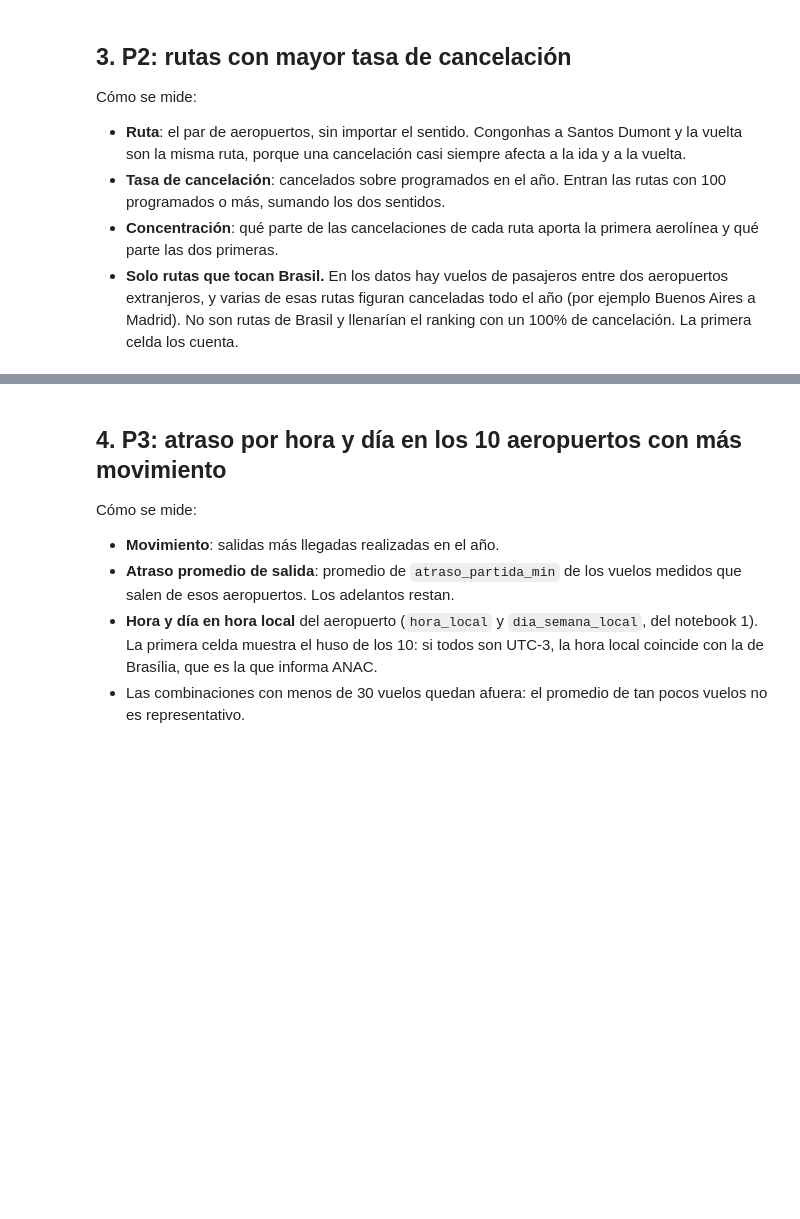
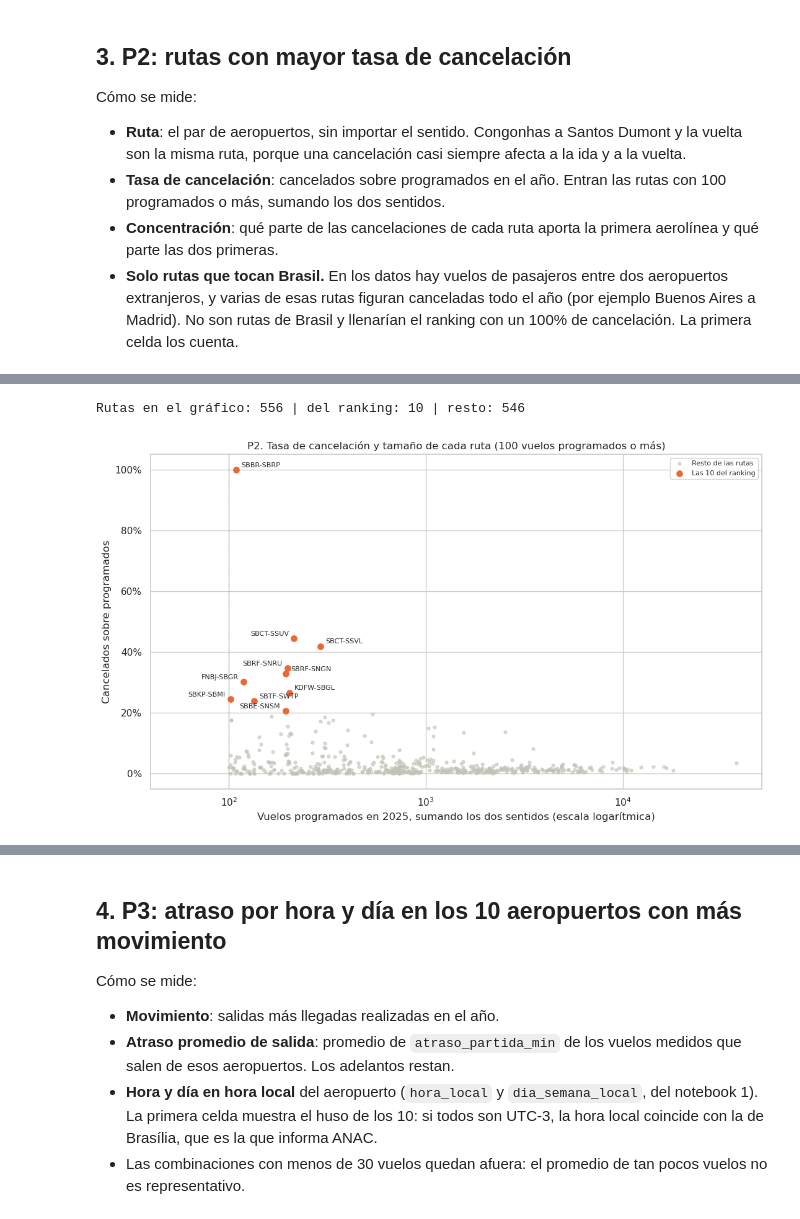
Before and after one commit to Jerobrum/bigdata-obligatorio-2026s2-282969-269838-243180, a Jupyter notebook: notebooks/nb2_analisis_preguntas.ipynb, the cells around one changed output, grey strips where cells are left out. Cells and saved outputs as stored; diff of their text form; code cells hidden in the pictures; blank space fills up the shorter version.

```diff
--- a/notebooks/nb2_analisis_preguntas.ipynb
+++ b/notebooks/nb2_analisis_preguntas.ipynb
@@ -296 +480,37 @@ plt.show()
+# %%
+# Gráfico 3: todas las rutas que tocan Brasil con 100 programados o más, con las 10 del ranking destacadas
+p2_todas = spark.sql("""
+SELECT aeropuerto_a, aeropuerto_b, COUNT(*) AS programados, SUM(CAST(cancelado AS INT)) AS cancelados,
+       SUM(CAST(cancelado AS INT)) / COUNT(*) AS tasa_cancelacion
+FROM p2_programados
+WHERE toca_brasil
+GROUP BY aeropuerto_a, aeropuerto_b
+HAVING COUNT(*) >= 100
+""").toPandas()
+p2_todas["codigos"] = p2_todas["aeropuerto_a"] + "-" + p2_todas["aeropuerto_b"]
+en_ranking = p2_todas["codigos"].isin(rutas["aeropuerto_a"] + "-" + rutas["aeropuerto_b"])
+resto, top = p2_todas[~en_ranking], p2_todas[en_ranking].sort_values("tasa_cancelacion", ascending=False)
+print(f"Rutas en el gráfico: {len(p2_todas):,} | del ranking: {len(top)} | resto: {len(resto):,}")
+
+fig, ax = plt.subplots(figsize=(11, 6.5))
+ax.scatter(resto["programados"], resto["tasa_cancelacion"], s=12, color=GRIS, alpha=0.6, label="Resto de las rutas")
+ax.scatter(top["programados"], top["tasa_cancelacion"], s=45, color=PALETA[1], label="Las 10 del ranking")
+for i, fila in enumerate(top.itertuples()):
+    # etiquetas alternadas a derecha e izquierda del punto, para que no se pisen
+    derecha = i % 2 == 0
+    ax.annotate(fila.codigos, (fila.programados, fila.tasa_cancelacion), xytext=(6 if derecha else -6, 3),
+                textcoords="offset points", ha="left" if derecha else "right", fontsize=8)
+ax.set_xscale("log")
+ax.set_xlim(left=40)                         # lugar para las etiquetas que van a la izquierda
+ax.axvline(100, color="grey", linewidth=0.8, linestyle=":")   # mínimo de 100 programados
+ax.yaxis.set_major_formatter(PercentFormatter(1))
+ax.set_title("P2. Tasa de cancelación y tamaño de cada ruta (100 vuelos programados o más)")
+ax.set_xlabel("Vuelos programados en 2025, sumando los dos sentidos (escala logarítmica)")
+ax.set_ylabel("Cancelados sobre programados")
+ax.legend(title=None, fontsize=8)
+plt.tight_layout()
+plt.show()
+# %% [output]
+Rutas en el gráfico: 556 | del ranking: 10 | resto: 546
+[figure, added]
 # %% [markdown]
```
Also changed, not shown: parts of 27 cells of this notebook.
